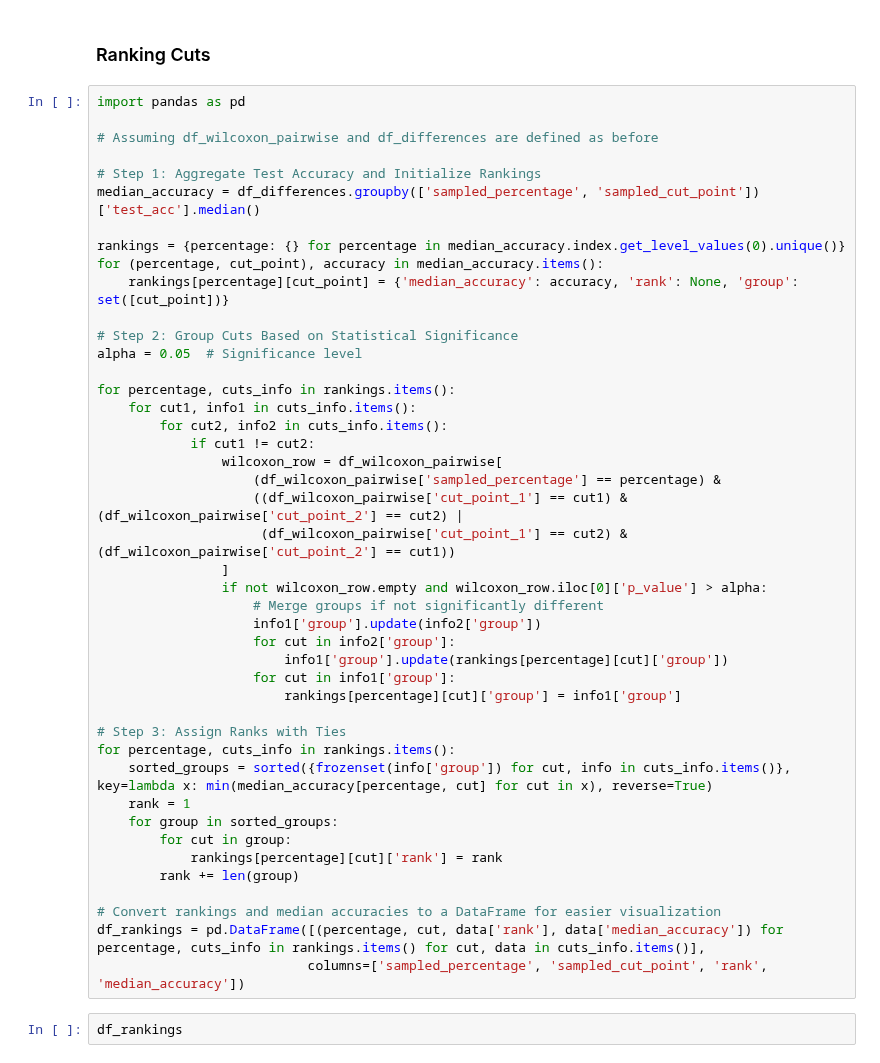
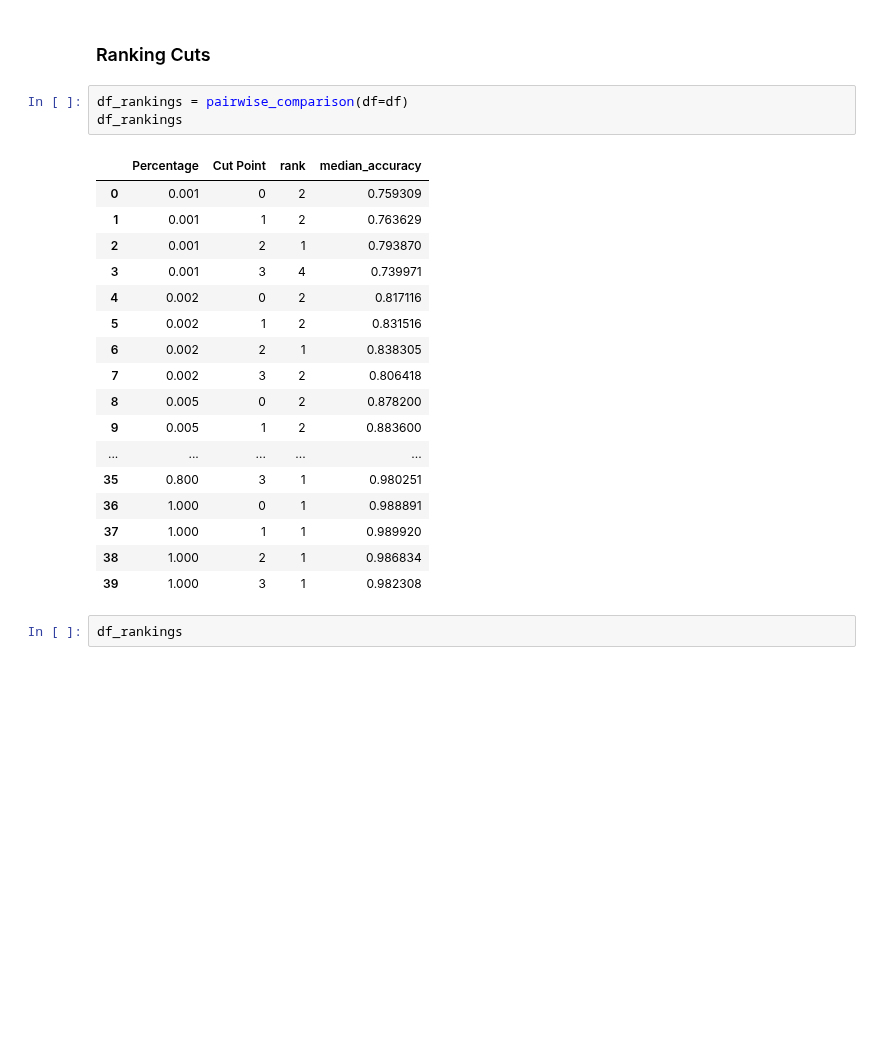
Before and after one commit to tusharmanekar/mp-tl-study, a Jupyter notebook: MNIST/visualizations.ipynb, the cells around one changed output. Drawn from its saved outputs; the diff is of its cells as text; blank space fills up the shorter version.

```diff
--- a/MNIST/visualizations.ipynb
+++ b/MNIST/visualizations.ipynb
@@ -192,50 +223,27 @@ df_wilcoxon_pairwise
 | 59 | 1.000 | 2 | 3 | 0.0 | 6.250000e-02 | False |
 # %% [markdown]
 ### Ranking Cuts
-# %%
-import pandas as pd
-
-# Assuming df_wilcoxon_pairwise and df_differences are defined as before
-
-# Step 1: Aggregate Test Accuracy and Initialize Rankings
-median_accuracy = df_differences.groupby(['sampled_percentage', 'sampled_cut_point'])['test_acc'].median()
-
-rankings = {percentage: {} for percentage in median_accuracy.index.get_level_values(0).unique()}
-for (percentage, cut_point), accuracy in median_accuracy.items():
-    rankings[percentage][cut_point] = {'median_accuracy': accuracy, 'rank': None, 'group': set([cut_point])}
-
-# Step 2: Group Cuts Based on Statistical Significance
-alpha = 0.05  # Significance level
-
-for percentage, cuts_info in rankings.items():
-    for cut1, info1 in cuts_info.items():
-        for cut2, info2 in cuts_info.items():
-            if cut1 != cut2:
-                wilcoxon_row = df_wilcoxon_pairwise[
-                    (df_wilcoxon_pairwise['sampled_percentage'] == percentage) &
-                    ((df_wilcoxon_pairwise['cut_point_1'] == cut1) & (df_wilcoxon_pairwise['cut_point_2'] == cut2) |
-                     (df_wilcoxon_pairwise['cut_point_1'] == cut2) & (df_wilcoxon_pairwise['cut_point_2'] == cut1))
-                ]
-                if not wilcoxon_row.empty and wilcoxon_row.iloc[0]['p_value'] > alpha:
-                    # Merge groups if not significantly different
-                    info1['group'].update(info2['group'])
-                    for cut in info2['group']:
-                        info1['group'].update(rankings[percentage][cut]['group'])
-                    for cut in info1['group']:
-                        rankings[percentage][cut]['group'] = info1['group']
-
-# Step 3: Assign Ranks with Ties
-for percentage, cuts_info in rankings.items():
-    sorted_groups = sorted({frozenset(info['group']) for cut, info in cuts_info.items()}, key=lambda x: min(median_accuracy[percentage, cut] for cut in x), reverse=True)
-    rank = 1
-    for group in sorted_groups:
-        for cut in group:
-            rankings[percentage][cut]['rank'] = rank
-        rank += len(group)
-
-# Convert rankings and median accuracies to a DataFrame for easier visualization
-df_rankings = pd.DataFrame([(percentage, cut, data['rank'], data['median_accuracy']) for percentage, cuts_info in rankings.items() for cut, data in cuts_info.items()],
-                           columns=['sampled_percentage', 'sampled_cut_point', 'rank', 'median_accuracy'])
+# %%
+df_rankings = pairwise_comparison(df=df)
+df_rankings
+# %% [output]
+|  | Percentage | Cut Point | rank | median_accuracy |
+| 0 | 0.001 | 0 | 2 | 0.759309 |
+| 1 | 0.001 | 1 | 2 | 0.763629 |
+| 2 | 0.001 | 2 | 1 | 0.793870 |
+| 3 | 0.001 | 3 | 4 | 0.739971 |
+| 4 | 0.002 | 0 | 2 | 0.817116 |
+| 5 | 0.002 | 1 | 2 | 0.831516 |
+| 6 | 0.002 | 2 | 1 | 0.838305 |
+| 7 | 0.002 | 3 | 2 | 0.806418 |
+| 8 | 0.005 | 0 | 2 | 0.878200 |
+| 9 | 0.005 | 1 | 2 | 0.883600 |
+| ... | ... | ... | ... | ... |
+| 35 | 0.800 | 3 | 1 | 0.980251 |
+| 36 | 1.000 | 0 | 1 | 0.988891 |
+| 37 | 1.000 | 1 | 1 | 0.989920 |
+| 38 | 1.000 | 2 | 1 | 0.986834 |
+| 39 | 1.000 | 3 | 1 | 0.982308 |
 # %%
 df_rankings
 # %% [markdown]
```
Also changed, not shown: parts of 4 cells of this notebook, 10 other files.
